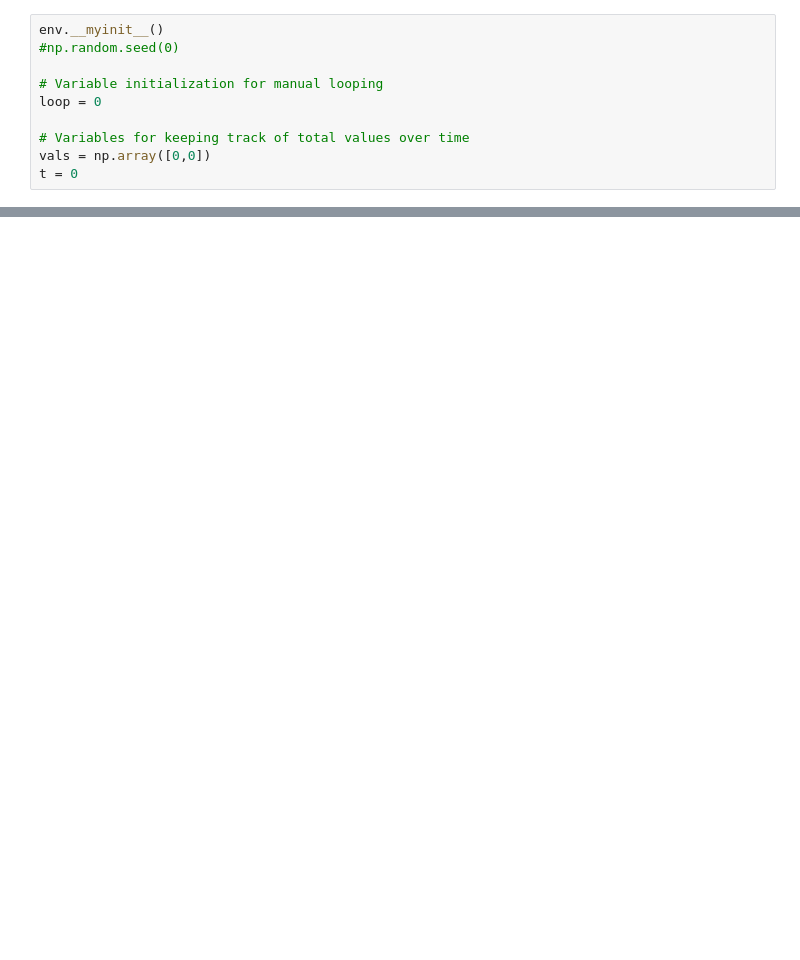
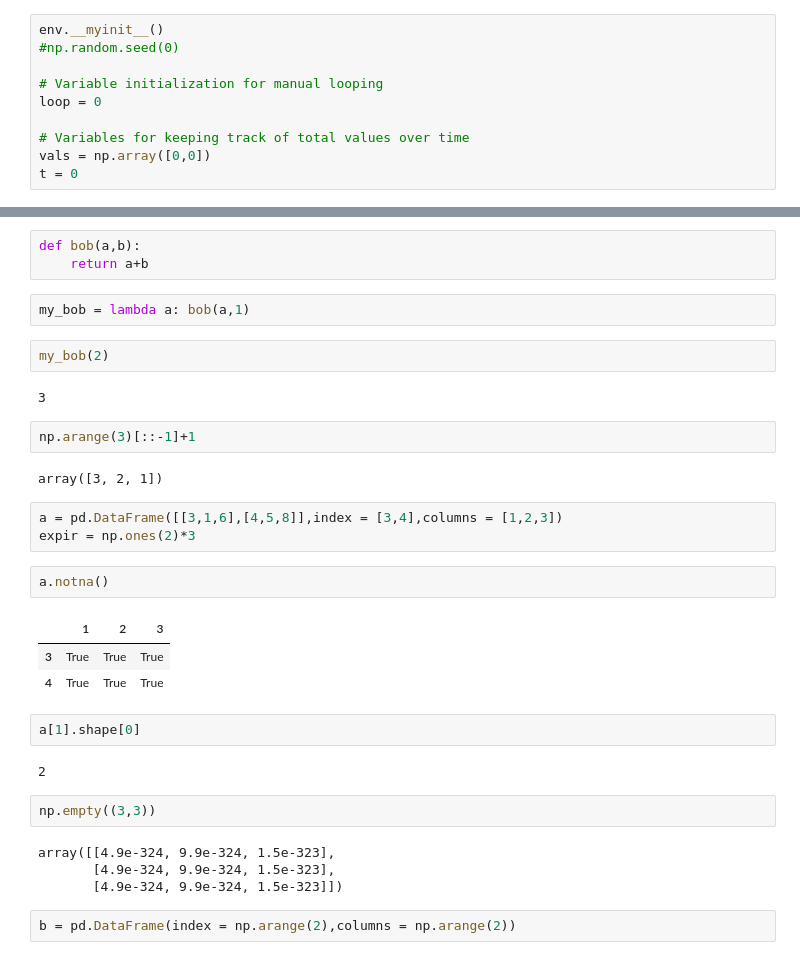
Before and after one commit to PUNCH-Cyber/MAP_bro, a Jupyter notebook: examples.ipynb, the cells around one changed output, grey strips where cells are left out. Saved outputs shown, nothing was run; the diff lists cells and outputs as text; blank space fills up the shorter version.

```diff
--- a/examples.ipynb
+++ b/examples.ipynb
@@ -80,0 +265,34 @@ env.render(out=1)
+# %%
+def bob(a,b):
+    return a+b
+# %%
+my_bob = lambda a: bob(a,1)
+# %%
+my_bob(2)
+# %% [output]
+3
+# %%
+np.arange(3)[::-1]+1
+# %% [output]
+array([3, 2, 1])
+# %%
+a = pd.DataFrame([[3,1,6],[4,5,8]],index = [3,4],columns = [1,2,3])
+expir = np.ones(2)*3
+# %%
+a.notna()
+# %% [output]
+|  | 1 | 2 | 3 |
+| 3 | True | True | True |
+| 4 | True | True | True |
+# %%
+a[1].shape[0]
+# %% [output]
+2
+# %%
+np.empty((3,3))
+# %% [output]
+array([[4.9e-324, 9.9e-324, 1.5e-323],
+       [4.9e-324, 9.9e-324, 1.5e-323],
+       [4.9e-324, 9.9e-324, 1.5e-323]])
+# %%
+b = pd.DataFrame(index = np.arange(2),columns = np.arange(2))
```
Also changed, not shown: parts of 80 cells of this notebook, 4 other files.
